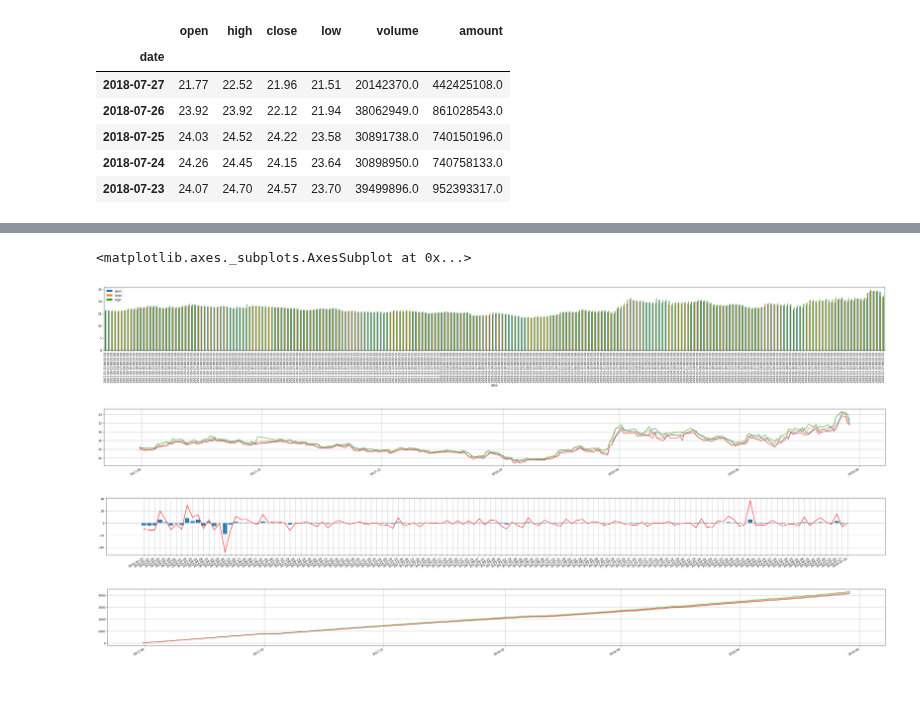
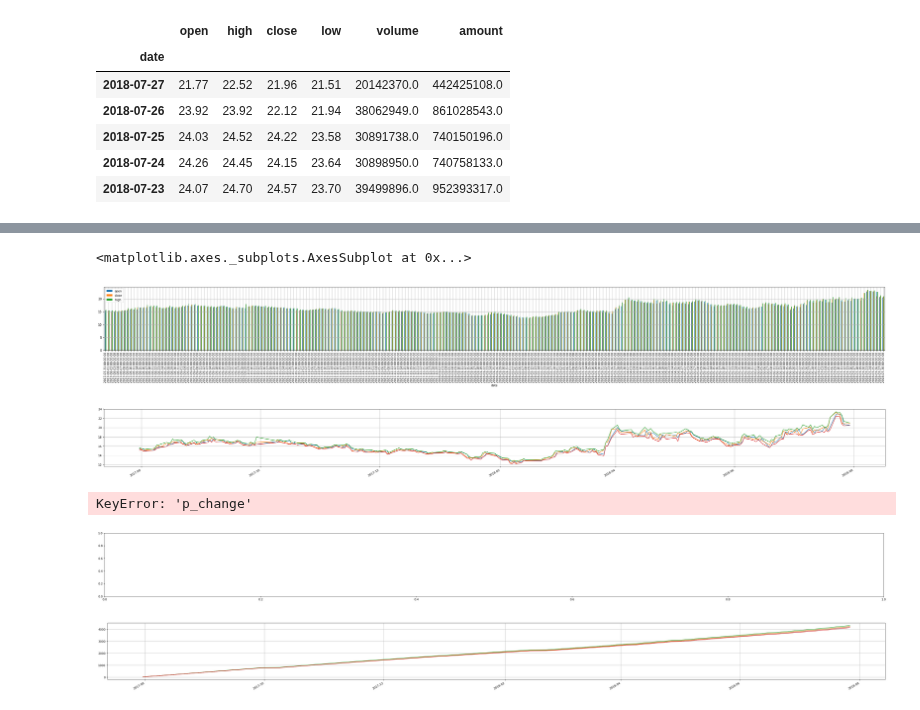
Before and after one commit to databooks/databook, a Jupyter notebook: finabook/S300036/Y2018复权数据.ipynb, the cells around one changed output, grey strips where cells are left out. Drawn from its saved outputs; the diff is of its cells as text; code cells hidden in the pictures.

```diff
--- a/finabook/S300036/Y2018复权数据.ipynb
+++ b/finabook/S300036/Y2018复权数据.ipynb
@@ -43,3 +47,3 @@ def splotbar(dfx):
 # %%
-df2=df["2018-08-01":"2016-01-01"].sort_index(ascending=True)
+df2=df["2018-08-01":"2017-07-01"].sort_index(ascending=True)
 # %%
@@ -67,9 +60,9 @@ df2
 # %%
-df2018b = pd.DataFrame(df2,columns=("open","close","high")).sort_index(ascending=True)
-df2018b.plot(kind='bar',figsize=(48,4))
+dfy3fq = pd.DataFrame(df2,columns=("open","close","high")).sort_index(ascending=True)
+dfy3fq.plot(kind='bar',figsize=(48,4),grid=True)
 # %% [output]
 <matplotlib.axes._subplots.AxesSubplot at 0x...>
-[figure, old version]
+[figure, new version]
 # %%
 splot(df2)
 # %% [output]
@@ -77,7 +70,8 @@ splot(df2)
 # %%
 splotbar(df2)
 # %% [output]
+KeyError: 'p_change'
-[figure, old version]
+[figure, new version]
 # %%
 df3=df2.cumsum()
 # %%
```
Also changed, not shown: parts of 3 cells of this notebook.
